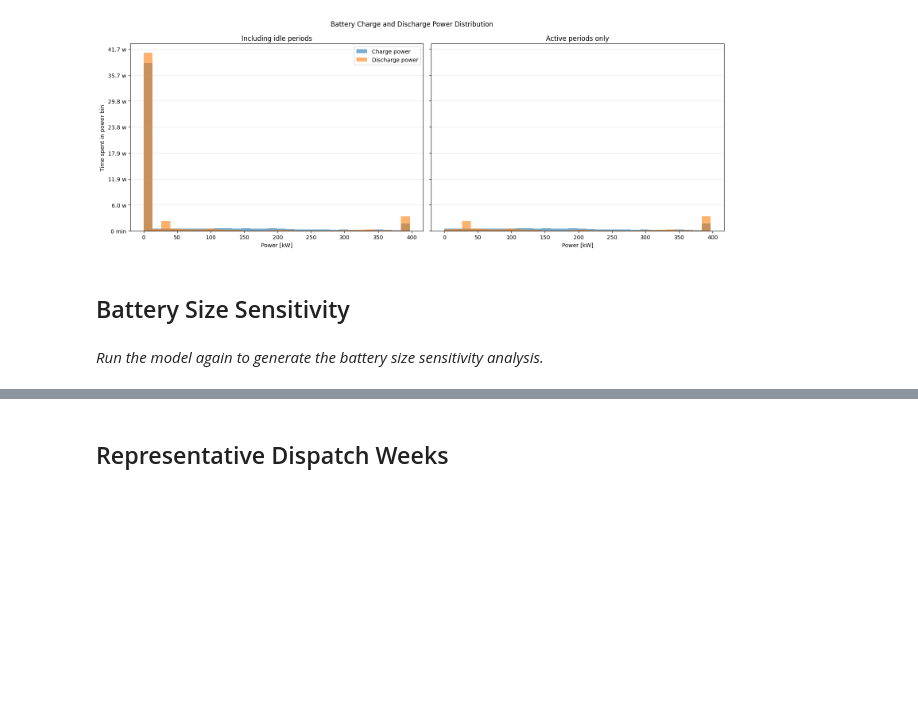
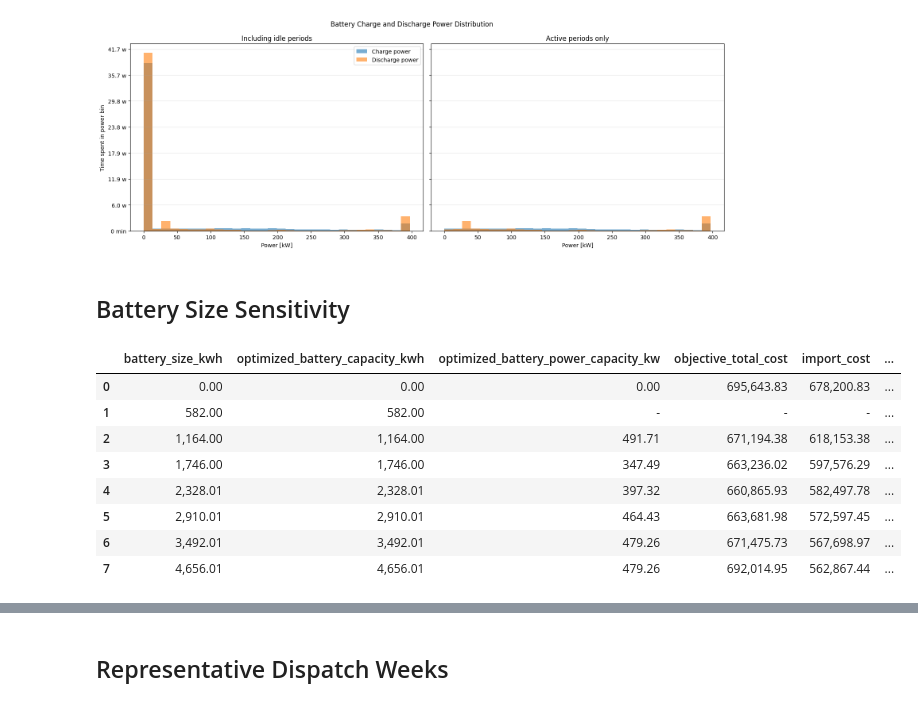
Before and after one commit to diegomalsiner1/CS1-Swiss-Post, a Jupyter notebook: results_sheet.ipynb, the cells around one changed output, grey strips where cells are left out. Cells and saved outputs as stored; diff of their text form; code cells hidden in the pictures; blank space fills up the shorter version.

```diff
--- a/results_sheet.ipynb
+++ b/results_sheet.ipynb
@@ -488,25 +572,33 @@ else:
 # %%
 display(Markdown("## Battery Size Sensitivity"))
 if df_battery_sensitivity.empty:
-    display(Markdown("_Run the model again to generate the battery size sensitivity analysis._"))
+    display(Markdown("_No sensitivity file found for this run. Set `run_battery_size_sensitivity=True` in `config.py`, then run the model again. If `battery_sensitivity_sizes_kwh` is empty, default sizes around the optimized battery are generated automatically._"))
 else:
     sensitivity_formatters = {
         "battery_size_kwh": format_value,
         "optimized_battery_capacity_kwh": format_value,
         "optimized_battery_power_capacity_kw": format_value,
         "objective_total_cost": format_value,
         "import_cost": format_value,
         "peak_demand_cost": format_value,
         "annualized_battery_cost": format_value,
         "annual_savings": format_value,
         "npv": format_value,
         "irr": format_value,
         "payback_years": format_value,
         "discounted_payback_years": format_value,
     }
     sensitivity_formatters = {key: value for key, value in sensitivity_formatters.items() if key in df_battery_sensitivity.columns}
     display(df_battery_sensitivity.style.format(sensitivity_formatters))
 # %% [output]
 ## Battery Size Sensitivity
-_Run the model again to generate the battery size sensitivity analysis._
+|  | battery_size_kwh | optimized_battery_capacity_kwh | optimized_battery_power_capacity_kw | objective_total_cost | import_cost | ... |
+| 0 | 0.00 | 0.00 | 0.00 | 695,643.83 | 678,200.83 | ... |
+| 1 | 582.00 | 582.00 | - | - | - | ... |
+| 2 | 1,164.00 | 1,164.00 | 491.71 | 671,194.38 | 618,153.38 | ... |
+| 3 | 1,746.00 | 1,746.00 | 347.49 | 663,236.02 | 597,576.29 | ... |
+| 4 | 2,328.01 | 2,328.01 | 397.32 | 660,865.93 | 582,497.78 | ... |
+| 5 | 2,910.01 | 2,910.01 | 464.43 | 663,681.98 | 572,597.45 | ... |
+| 6 | 3,492.01 | 3,492.01 | 479.26 | 671,475.73 | 567,698.97 | ... |
+| 7 | 4,656.01 | 4,656.01 | 479.26 | 692,014.95 | 562,867.44 | ... |
 # %%
```
Also changed, not shown: parts of 3 cells of this notebook, 6 other files.
